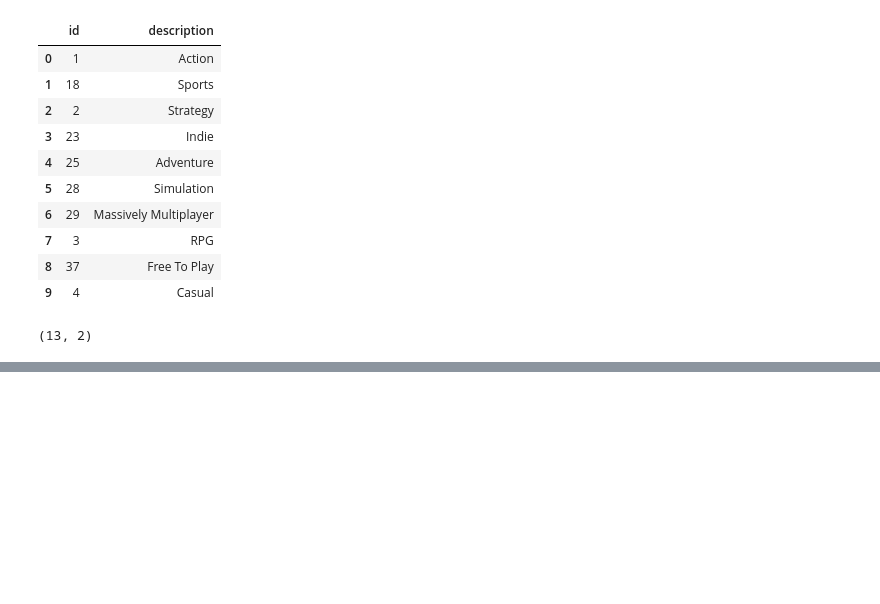
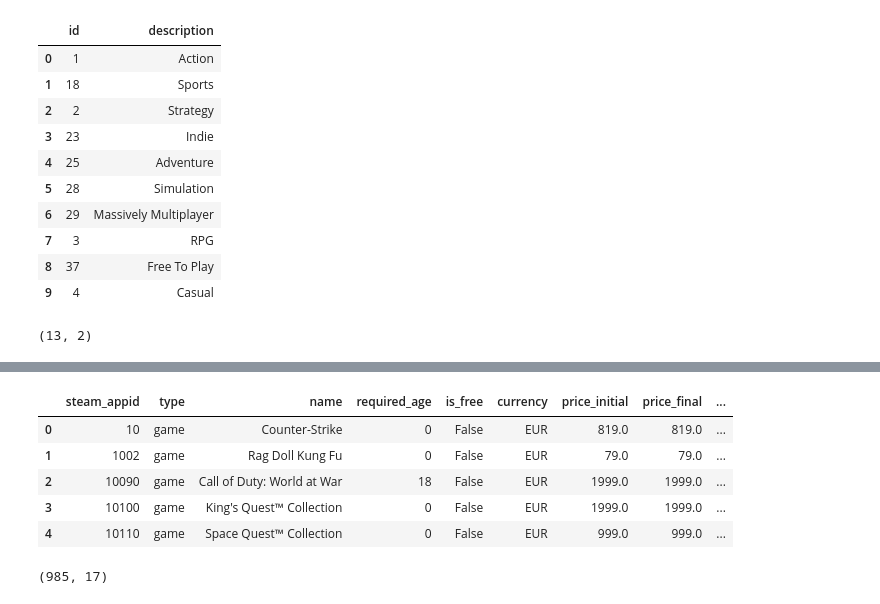
Before and after one commit to ignatrovino12/steam-statistics, a Jupyter notebook: src/transformation/3_transform_app_details.ipynb, the cells around one changed output, grey strips where cells are left out. Cells and saved outputs as stored; diff of their text form; code cells hidden in the pictures; blank space fills up the shorter version.

Commit message:
Transform and export data to parquet

```diff
--- a/src/transformation/3_transform_app_details.ipynb
+++ b/src/transformation/3_transform_app_details.ipynb
@@ -800,0 +947,34 @@ dtype: object
+# %%
+# 5. Create games DataFrame (all the other fields)
+game_columns = [
+    "steam_appid",
+    "type",
+    "name",
+    "required_age",
+    "is_free",
+    "currency",
+    "price_initial",
+    "price_final",
+    "discount_percent",
+    "windows",
+    "mac",
+    "linux",
+    "metacritic_score",
+    "metacritic_url",
+    "coming_soon",
+    "release_date",
+    "recommendations_total"
+]
+
+games_df = df[game_columns].copy()
+
+display(games_df.head())
+display(games_df.shape)
+# %% [output]
+|  | steam_appid | type | name | required_age | is_free | currency | price_initial | price_final | ... |
+| 0 | 10 | game | Counter-Strike | 0 | False | EUR | 819.0 | 819.0 | ... |
+| 1 | 1002 | game | Rag Doll Kung Fu | 0 | False | EUR | 79.0 | 79.0 | ... |
+| 2 | 10090 | game | Call of Duty: World at War | 18 | False | EUR | 1999.0 | 1999.0 | ... |
+| 3 | 10100 | game | King's Quest™ Collection | 0 | False | EUR | 1999.0 | 1999.0 | ... |
+| 4 | 10110 | game | Space Quest™ Collection | 0 | False | EUR | 999.0 | 999.0 | ... |
+(985, 17)
```
Also changed, not shown: parts of 30 cells of this notebook.
